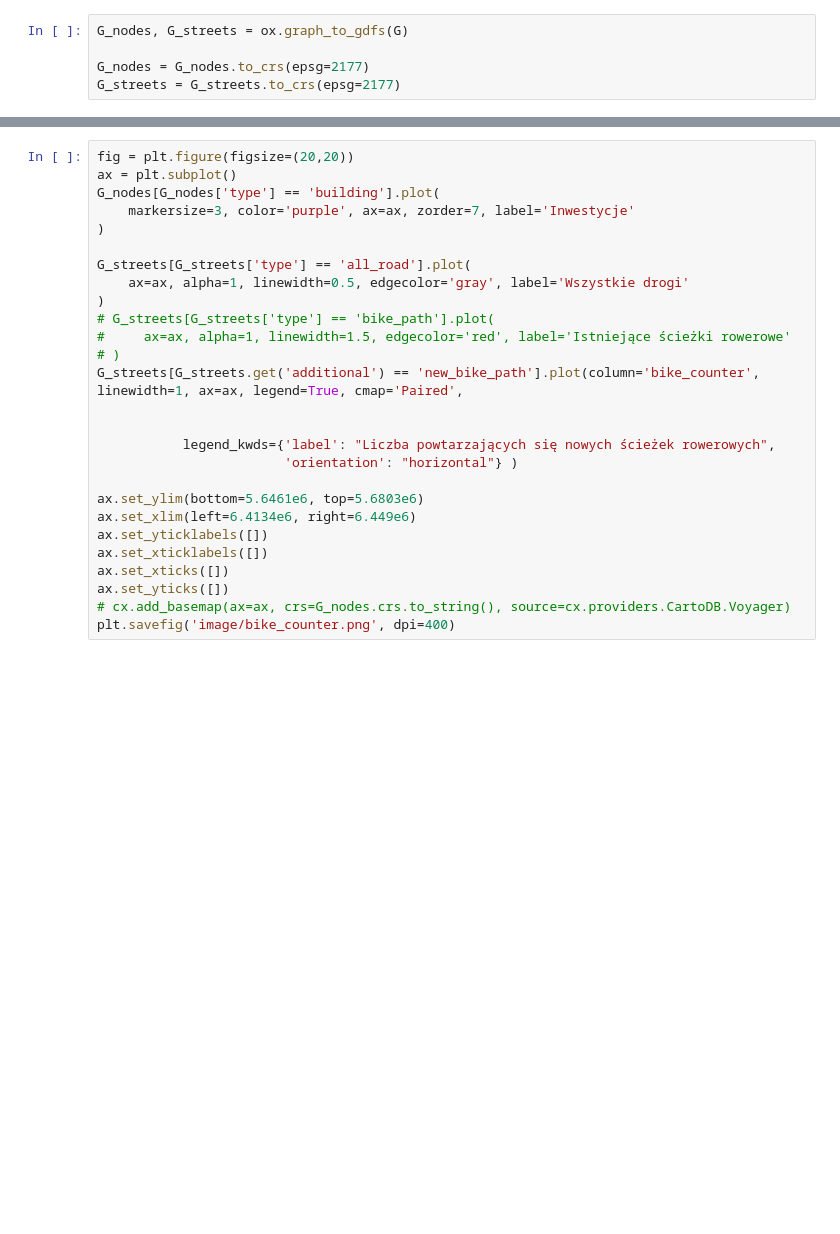
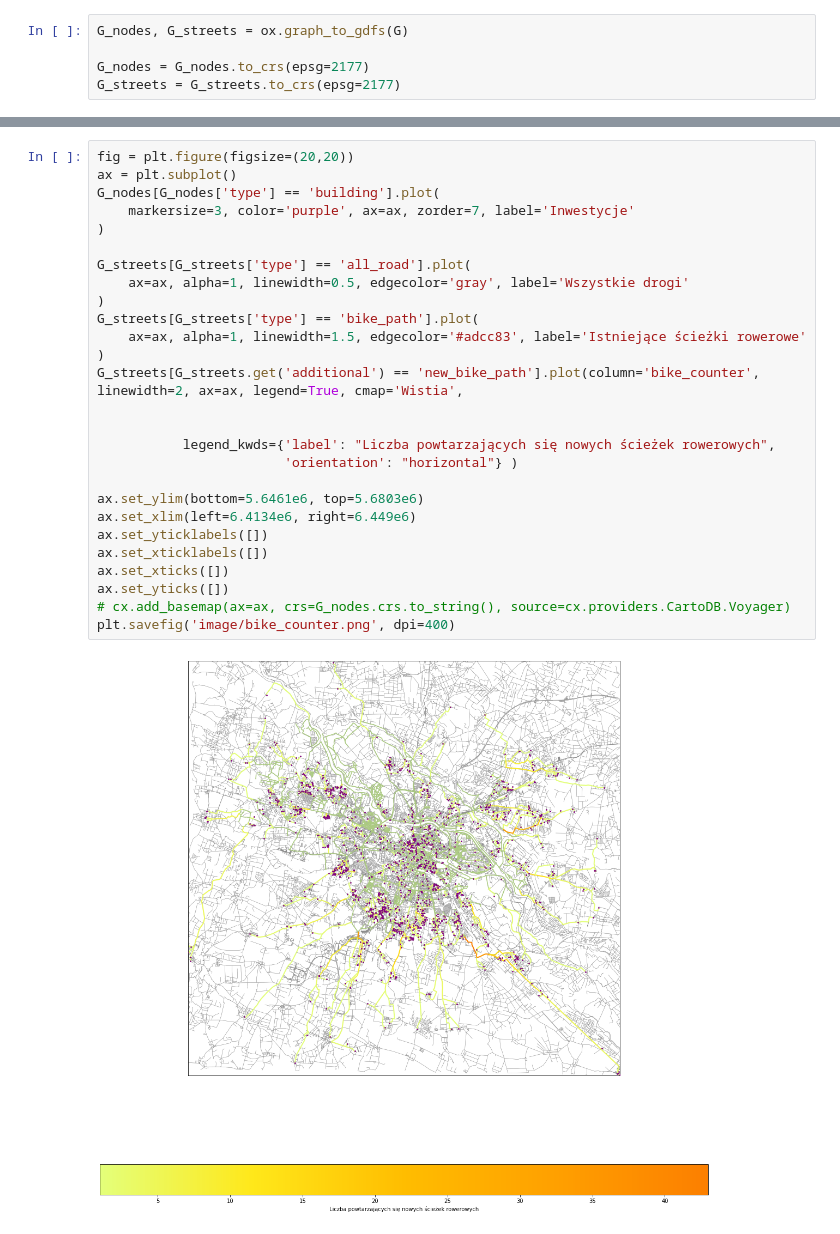
Before and after one commit to artantica/road-builder-prediction, a Jupyter notebook: number_of_bike.ipynb, the cells around one changed output, grey strips where cells are left out. Drawn from its saved outputs; the diff is of its cells as text; blank space fills up the shorter version.

Commit message:
bike counter change colors

```diff
--- a/number_of_bike.ipynb
+++ b/number_of_bike.ipynb
@@ -101,27 +101,29 @@ Name: bike_counter, dtype: int64
 # %%
 fig = plt.figure(figsize=(20,20))
 ax = plt.subplot()
 G_nodes[G_nodes['type'] == 'building'].plot(
     markersize=3, color='purple', ax=ax, zorder=7, label='Inwestycje'
 )
 
 G_streets[G_streets['type'] == 'all_road'].plot(
     ax=ax, alpha=1, linewidth=0.5, edgecolor='gray', label='Wszystkie drogi'
 )
-# G_streets[G_streets['type'] == 'bike_path'].plot(
-#     ax=ax, alpha=1, linewidth=1.5, edgecolor='red', label='Istniejące ścieżki rowerowe'
-# )
-G_streets[G_streets.get('additional') == 'new_bike_path'].plot(column='bike_counter', linewidth=1, ax=ax, legend=True, cmap='Paired',
+G_streets[G_streets['type'] == 'bike_path'].plot(
+    ax=ax, alpha=1, linewidth=1.5, edgecolor='#adcc83', label='Istniejące ścieżki rowerowe'
+)
+G_streets[G_streets.get('additional') == 'new_bike_path'].plot(column='bike_counter', linewidth=2, ax=ax, legend=True, cmap='Wistia',
 
 
            legend_kwds={'label': "Liczba powtarzających się nowych ścieżek rowerowych",
                         'orientation': "horizontal"} )
 
 ax.set_ylim(bottom=5.6461e6, top=5.6803e6)
 ax.set_xlim(left=6.4134e6, right=6.449e6)
 ax.set_yticklabels([])
 ax.set_xticklabels([])
 ax.set_xticks([])
 ax.set_yticks([])
 # cx.add_basemap(ax=ax, crs=G_nodes.crs.to_string(), source=cx.providers.CartoDB.Voyager)
 plt.savefig('image/bike_counter.png', dpi=400)
+# %% [output]
+[figure, added]
```
Also changed, not shown: parts of 4 cells of this notebook, 1 other file.
